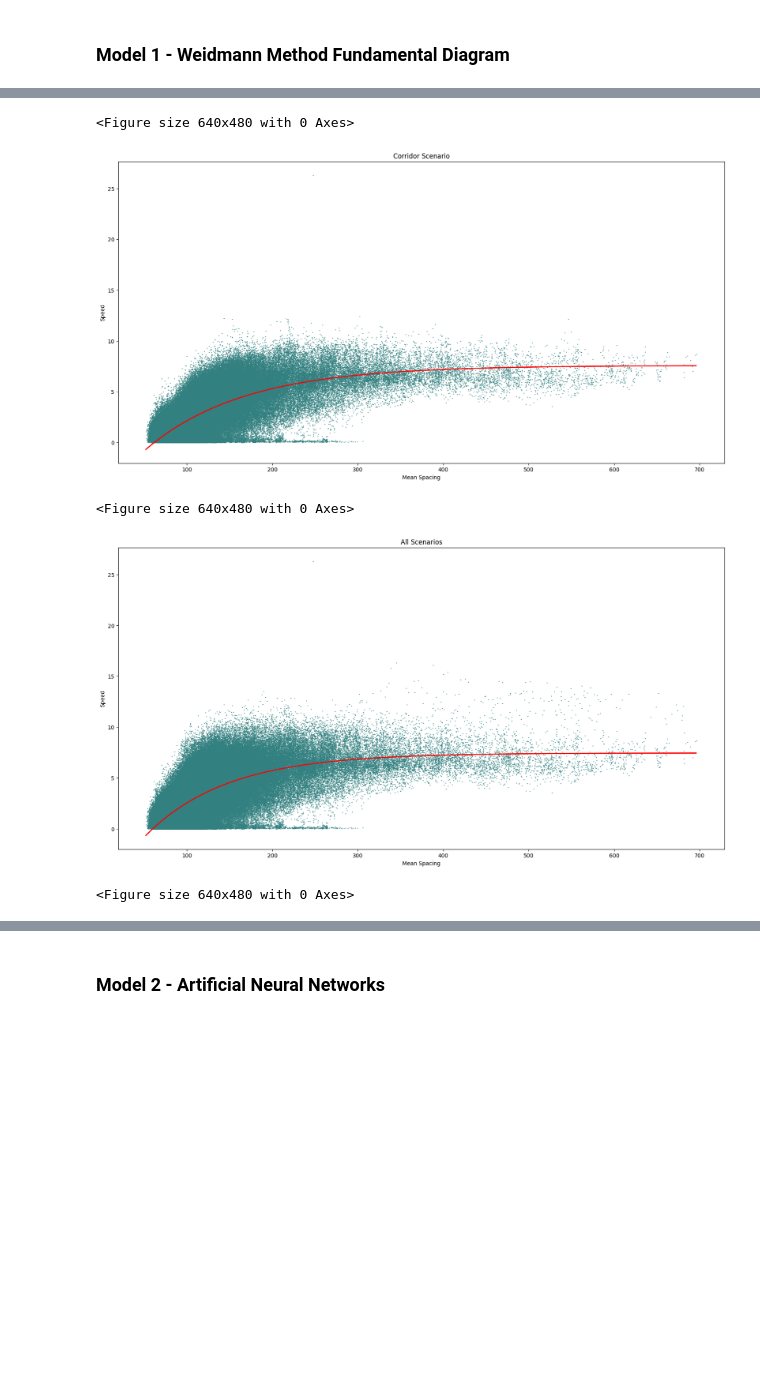
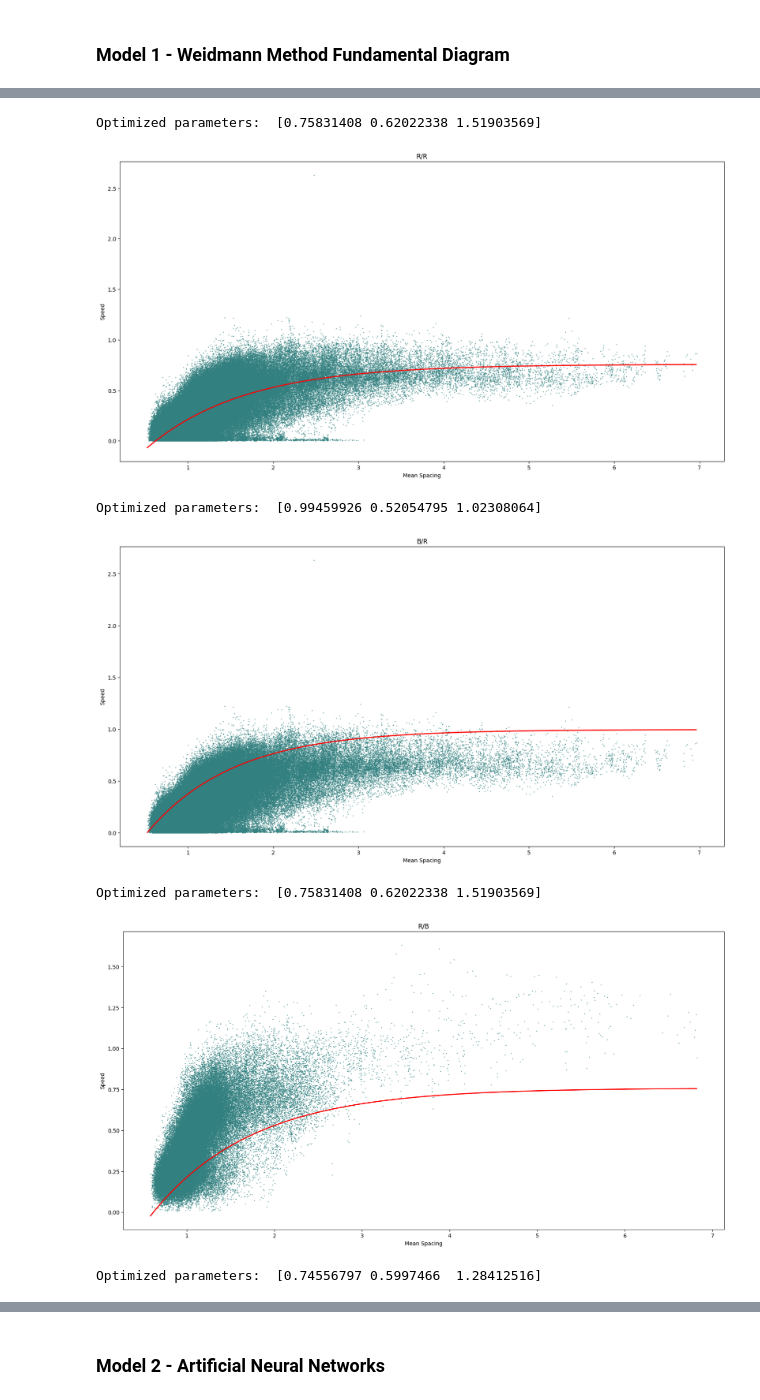
Before and after one commit to parimsuka/crowd-modeling-and-simulation, a Jupyter notebook: exercise6/tordeux-replication.ipynb, the cells around one changed output, grey strips where cells are left out. Drawn from its saved outputs; the diff is of its cells as text; code cells hidden in the pictures; blank space fills up the shorter version.

```diff
--- a/exercise6/tordeux-replication.ipynb
+++ b/exercise6/tordeux-replication.ipynb
@@ -147,20 +147,26 @@ bottleneck_train_val_dataset, bottleneck_test_dataset = pedestrian_dataset.creat
 corridor_train_val_dataset, corridor_test_dataset = pedestrian_dataset.create_dataset(pedestrian_dataset.PedestrianDataType.CORRIDOR)
 all_train_val_dataset, all_test_dataset = pedestrian_dataset.create_dataset(pedestrian_dataset.PedestrianDataType.ALL)
 # %%
-load_dataset = {'Bottleneck Scenario': [bottleneck_train_val_dataset, bottleneck_test_dataset],
-                'Corridor Scenario': [corridor_train_val_dataset, corridor_test_dataset ],
-                'All Scenarios': [all_train_val_dataset, all_test_dataset]}
-initial_guess = [1, 1, 1]
+load_dataset = {'B/B': [bottleneck_train_val_dataset, bottleneck_test_dataset],
+                'R/R': [corridor_train_val_dataset, corridor_test_dataset ],
+                'B/R': [bottleneck_train_val_dataset, corridor_test_dataset],
+                'R/B': [corridor_train_val_dataset, bottleneck_test_dataset],
+                'R+B/R': [all_train_val_dataset, corridor_test_dataset],
+                'R+B/B': [all_train_val_dataset, bottleneck_test_dataset],
+                'R+B/R+B': [all_train_val_dataset, all_test_dataset]}
+initial_guess = [0.5, 0.5, 0.5]
 
+mse_dic = {}
 for i in load_dataset:
     # Prepare the data for the Weidmann method
     train_weidmann_x, train_weidmann_y, test_weidmann_x, test_weidmann_y = preprocessing.prepare_weidmann_data(load_dataset[i][0], load_dataset[i][1])
 
     # Use the Weidmann method to fit the data and get the optimized parameters and the mean squared error (mse)
     optimized_parameters, mse, y_fit = use_weidmann_method(train_weidmann_x, train_weidmann_y, test_weidmann_x, test_weidmann_y, initial_guess=initial_guess)
-
+    print("Optimized parameters: ", optimized_parameters)
     # Plot the results
-    curve_model = np.linspace(int(min(test_weidmann_x)), int(max(test_weidmann_x)), 100)
+    curve_model = np.arange(min(test_weidmann_x), max(test_weidmann_x), 0.01)
     curve_pred = weidmann_equation(curve_model, *optimized_parameters)
     plot_fd_curve(test_weidmann_x, test_weidmann_y, curve_model, curve_pred, title=i)
+    mse_dic[i] = mse
 # %% [output]
@@ -168,5 +175,7 @@ for i in load_dataset:
-<Figure size 640x480 with 0 Axes>
+Optimized parameters:  [0.75831408 0.62022338 1.51903569]
-[figure, old version]
+[figure, new version]
-<Figure size 640x480 with 0 Axes>
+Optimized parameters:  [0.99459926 0.52054795 1.02308064]
-[figure, old version]
+[figure, new version]
-<Figure size 640x480 with 0 Axes>
+Optimized parameters:  [0.75831408 0.62022338 1.51903569]
+[figure, added]
+Optimized parameters:  [0.74556797 0.5997466  1.28412516]
```
Also changed, not shown: parts of 4 cells of this notebook, 2 other files.
